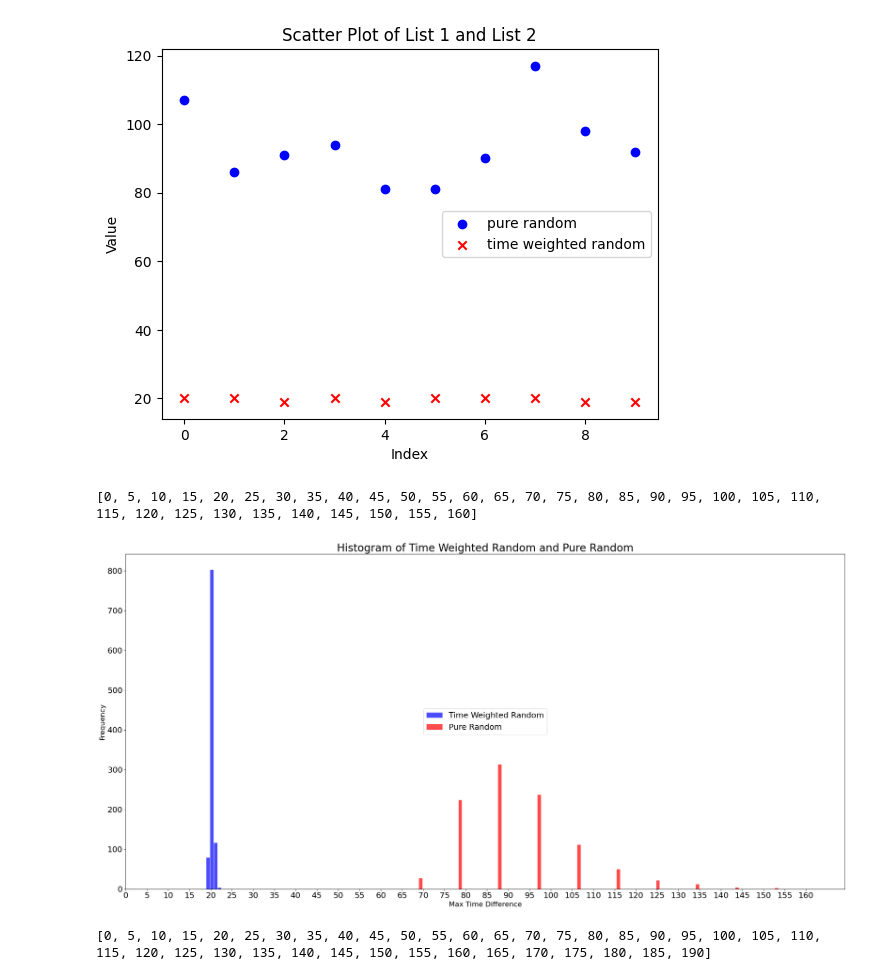
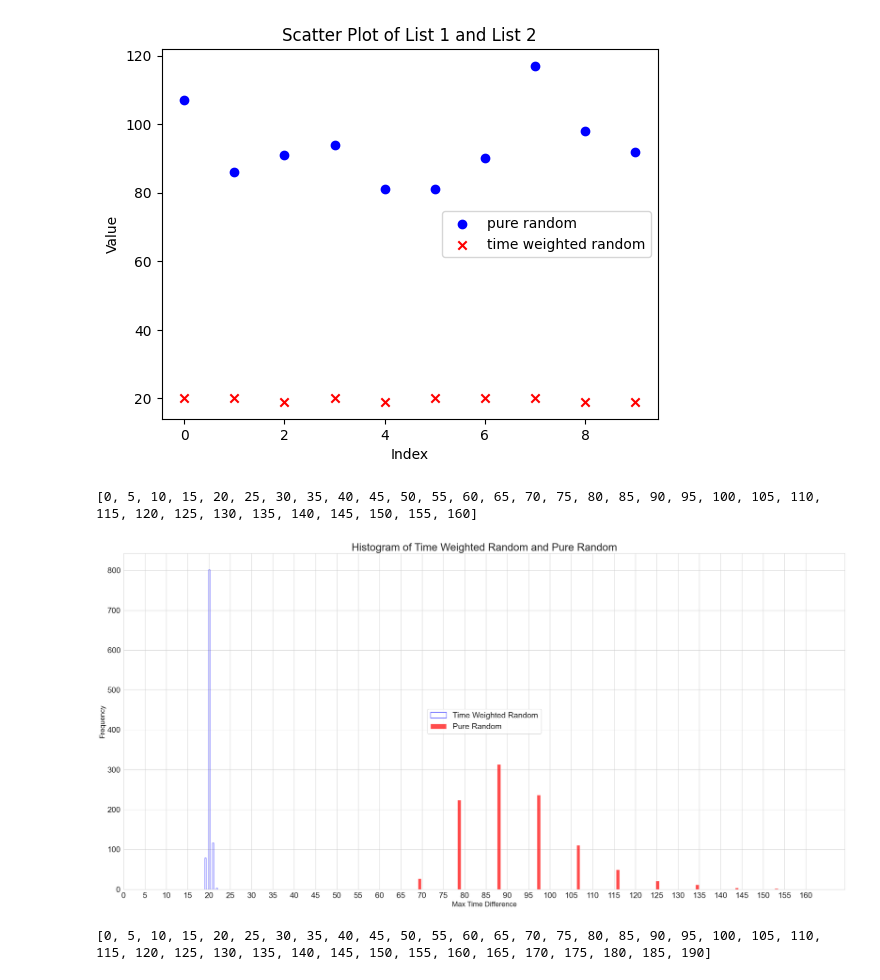
Before and after one commit to Soak-rar/CFL, a Jupyter notebook: DataLoadTest.ipynb, the cells around one changed output. Cells and saved outputs as stored; diff of their text form; code cells hidden in the pictures.

```diff
--- a/DataLoadTest.ipynb
+++ b/DataLoadTest.ipynb
@@ -139,35 +139,35 @@ import seaborn as sns  # 导入Seaborn库，用于创建密度图
 #
 #     # list_weight_TD.append(max_time)
 #     list_weight.append(max_time)
 #
 # np.save("list_weight_TD.npy", list_weight_TD)
 # np.save("list_weight.npy", list_weight)
 
 list_weight_TD = np.load("list_weight_TD.npy")
 list_weight = np.load("list_weight.npy")
 # 创建一个直方图
 plt.figure(figsize=(24, 12))  # 设置图形大小
 plt.subplot(1, 1, 1)  # 创建第一个子图
 
-plt.hist(list_weight_TD, bins=10, color='blue', alpha=0.7, label='Time Weighted Random', width= 0.8)
+plt.hist(list_weight_TD, bins=10, color='blue', alpha=0.7, label='Time Weighted Random', histtype='step')
 plt.hist(list_weight, bins=10, color='red', alpha=0.7, label='Pure Random', width= 0.8)
 
 plt.xlabel('Max Time Difference', fontsize=16)
 plt.ylabel('Frequency', fontsize=16)
 plt.title('Histogram of Time Weighted Random and Pure Random',fontsize=24)
 
 plt.rcParams.update({'font.size': 18})
 x_ticks = [i for i in range(0, (int(max(list_weight)/10))*10+1,5)]  # 自定义刻度值
 print(x_ticks)
 plt.xticks(x_ticks)
 plt.legend(loc='center', prop={'size': 18})  # 设置图例位置为右上角
 
 # 显示图形
 plt.tight_layout()
 plt.show()
 # %% [output]
 [0, 5, 10, 15, 20, 25, 30, 35, 40, 45, 50, 55, 60, 65, 70, 75, 80, 85, 90, 95, 100, 105, 110, 115, 120, 125, 130, 135, 140, 145, 150, 155, 160]
-[figure, old version]
+[figure, new version]
 # %%
 x_ticks = [i for i in range(0, (int(185/10)+1)*10+1,5)]
 print(x_ticks)
```
Also changed, not shown: 18 other files.
